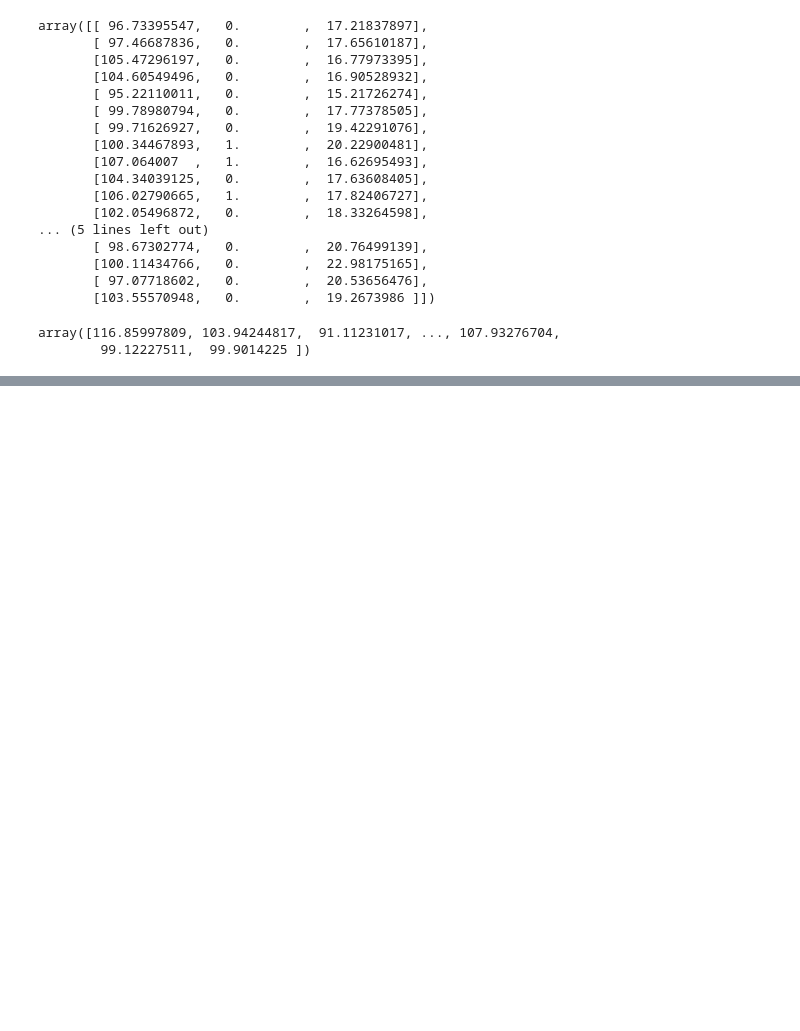
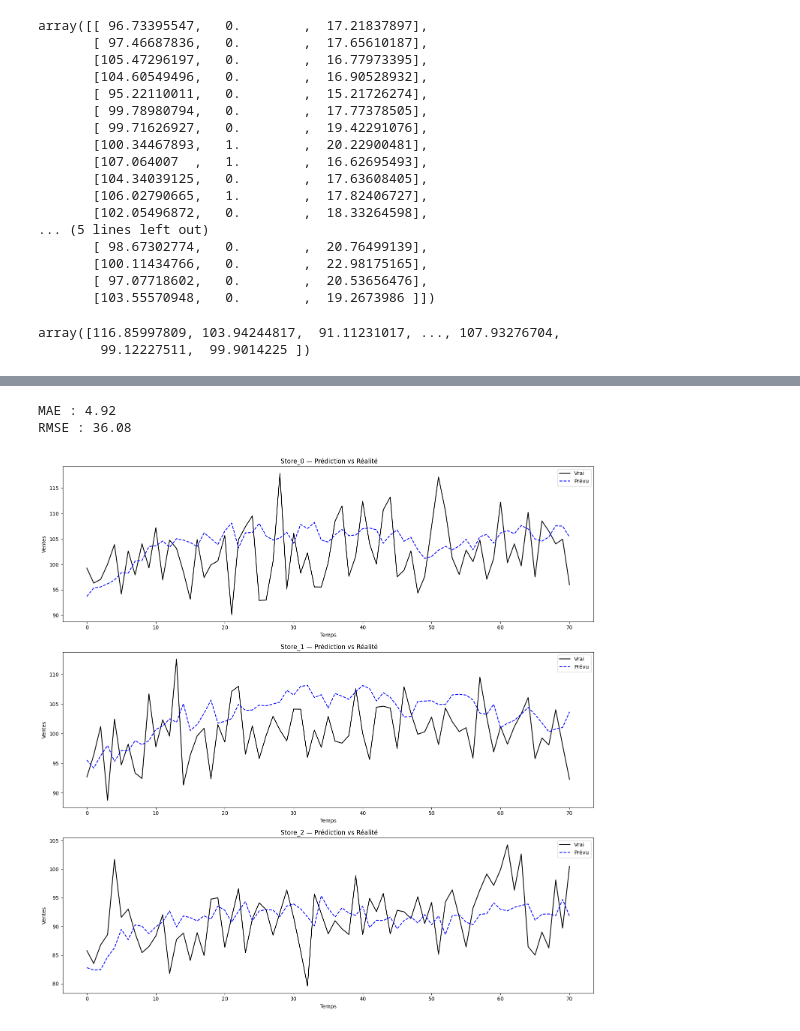
Before and after one commit to ask1a/forecast-o-matic, a Jupyter notebook: sandbox/exemple.ipynb, the cells around one changed output, grey strips where cells are left out. Cells and saved outputs as stored; diff of their text form; code cells hidden in the pictures; blank space fills up the shorter version.

```diff
--- a/sandbox/exemple.ipynb
+++ b/sandbox/exemple.ipynb
@@ -46,6 +48,9 @@ from sklearn.preprocessing import LabelEncoder
 
 le = LabelEncoder()
 df["Store_ID_encoded"] = le.fit_transform(df["Store_ID"])
+
+df_train = df[df["Date"] < split_date].copy()
+df_val = df[df["Date"] >= split_date].copy()
 # %%
 df.sort_values(["Date","Store_ID"]).head()
 # %% [output]
@@ -75,7 +80,8 @@ def create_sequences(df, time_steps=14):
 
     return np.array(sequences), np.array(targets), np.array(store_ids)
 
-X_seq, y, store_ids = create_sequences(df,21)
+X_train, y_train, store_ids_train = create_sequences(df_train,time_depth)
+X_val, y_val, store_ids_val = create_sequences(df_val,time_depth)
 # %%
 X_seq[0]
 # %% [output]
@@ -153,0 +190,2 @@ model
+# %%
+model.fit([X_train, store_ids_train], y_train, epochs=250, batch_size=32)
@@ -153,0 +211,2 @@ model
+# %%
+y_pred = model.predict([X_val, store_ids_val])
@@ -153,0 +215,40 @@ model
+# %%
+from sklearn.metrics import mean_absolute_error, mean_squared_error
+
+mae = mean_absolute_error(y_val, y_pred)
+rmse = mean_squared_error(y_val, y_pred)
+
+print(f"MAE : {mae:.2f}")
+print(f"RMSE : {rmse:.2f}")
+# %% [output]
+MAE : 4.92
+RMSE : 36.08
+# %%
+import matplotlib.pyplot as plt
+
+# Récupérer les identifiants encodés
+store_names = df["Store_ID"].unique()
+store_encoded_map = dict(zip(le.transform(store_names), store_names))
+
+# Tracer les courbes
+plt.figure(figsize=(15, 5 * len(store_names)))
+
+for i, store_code in enumerate(np.unique(store_ids_val)):
+    # Filtrer les prédictions et vraies valeurs pour ce magasin
+    idx = store_ids_val == store_code
+    y_true_store = y_val[idx]
+    y_pred_store = y_pred[idx].flatten()
+
+    # Tracer
+    plt.subplot(len(store_names), 1, i + 1)
+    plt.plot(y_true_store, label="Vrai", color="black")
+    plt.plot(y_pred_store, label="Prévu", color="blue", linestyle="--")
+    plt.title(f" {store_encoded_map[store_code]} — Prédiction vs Réalité")
+    plt.xlabel("Temps")
+    plt.ylabel("Ventes")
+    plt.legend()
+
+plt.tight_layout()
+plt.show()
+# %% [output]
+[figure, added]
```
Also changed, not shown: parts of 12 cells of this notebook.
